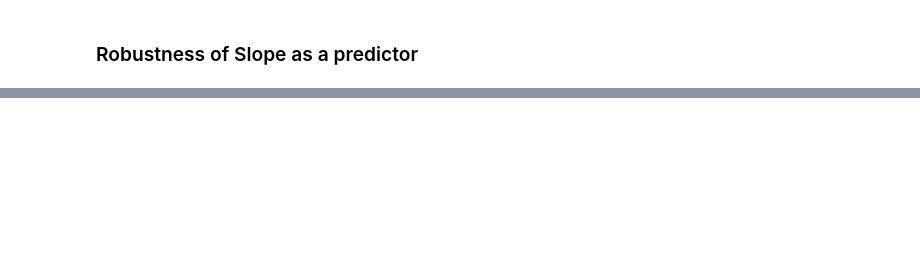
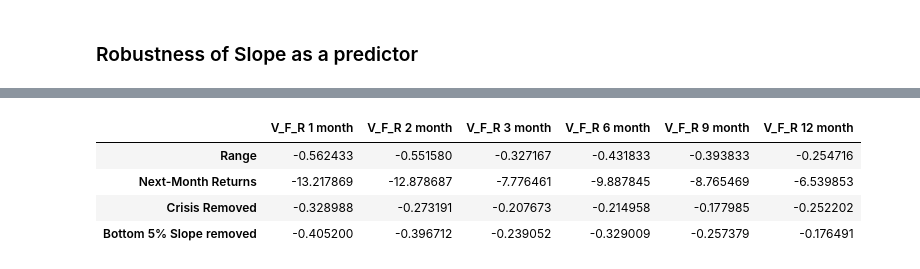
Before and after one commit to cannicj/AQF, a Jupyter notebook: All Statistical Tests.ipynb, the cells around one changed output, grey strips where cells are left out. Cells and saved outputs as stored; diff of their text form; code cells hidden in the pictures; blank space fills up the shorter version.

```diff
--- a/All Statistical Tests.ipynb
+++ b/All Statistical Tests.ipynb
@@ -519,0 +569,9 @@ m_VS_Q_Ret
+# %%
+NC_ES_VF = XS_NC_VF[1:].reset_index(drop=True)
+NC_ES_VF['Slope_Quantile'] = pd.qcut(scaled_NC_VF['Slope'], q=5, labels=False)
+NC_VF_Q_Ret = NC_ES_VF.sort_values(by='Slope_Quantile').groupby('Slope_Quantile').mean(numeric_only=True)*100
+range_row = pd.DataFrame(NC_VF_Q_Ret.min() - NC_VF_Q_Ret.max()).T
+range_row.index = ['Crisis Removed']
+NC_VF_Q_Ret = pd.concat([NC_VF_Q_Ret, range_row])
+# %%
+VF_Robustness = pd.concat([VF_Robustness, NC_VF_Q_Ret.iloc[5:,:]])
@@ -519,0 +592,8 @@ m_VS_Q_Ret
+# %%
+VF_Robustness
+# %% [output]
+|  | V_F_R 1 month | V_F_R 2 month | V_F_R 3 month | V_F_R 6 month | V_F_R 9 month | V_F_R 12 month |
+| Range | -0.562433 | -0.551580 | -0.327167 | -0.431833 | -0.393833 | -0.254716 |
+| Next-Month Returns | -13.217869 | -12.878687 | -7.776461 | -9.887845 | -8.765469 | -6.539853 |
+| Crisis Removed | -0.328988 | -0.273191 | -0.207673 | -0.214958 | -0.177985 | -0.252202 |
+| Bottom 5% Slope removed | -0.405200 | -0.396712 | -0.239052 | -0.329009 | -0.257379 | -0.176491 |
```
Also changed, not shown: parts of 61 cells of this notebook.
